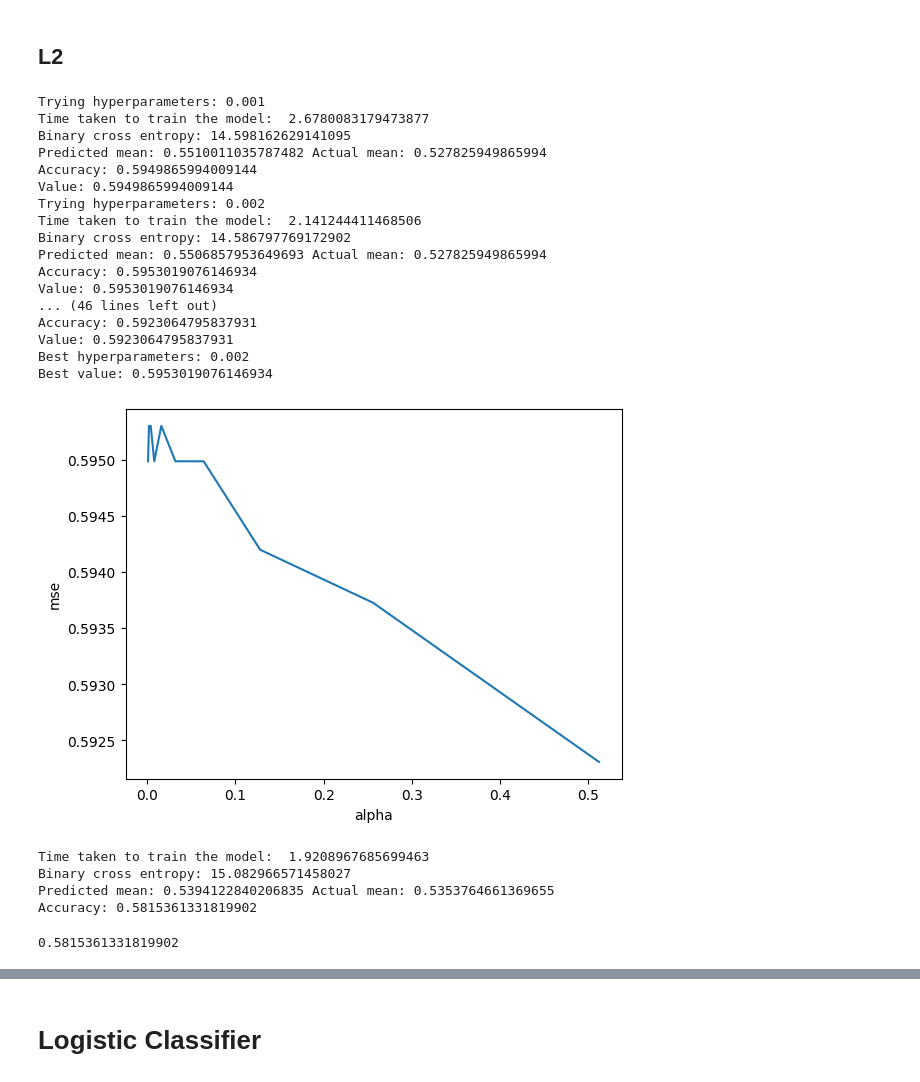
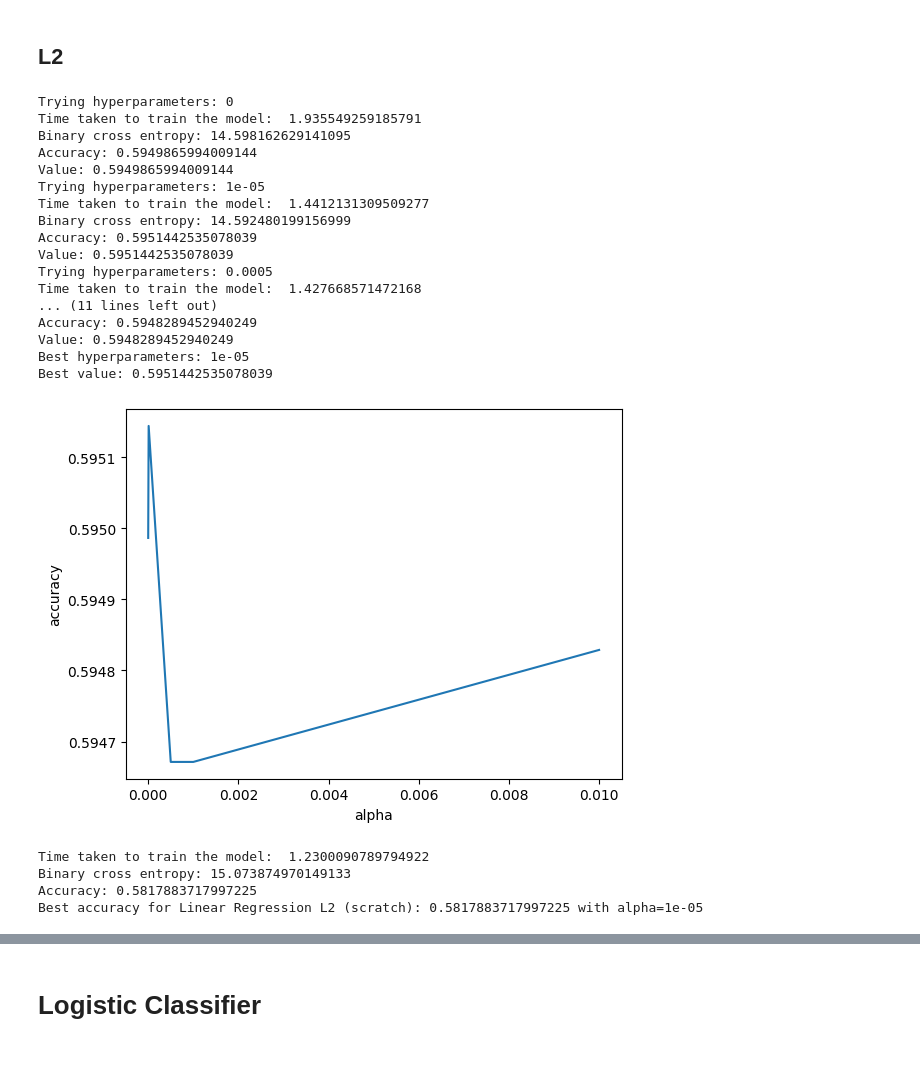
Before and after one commit to VMCvastry/ArtificialInteligenceHomework, a Jupyter notebook: Fondamenti_di_IA_homework_2023_linear_classification.ipynb, the cells around one changed output, grey strips where cells are left out. Cells and saved outputs as stored; diff of their text form; code cells hidden in the pictures.

```diff
--- a/Fondamenti_di_IA_homework_2023_linear_classification.ipynb
+++ b/Fondamenti_di_IA_homework_2023_linear_classification.ipynb
@@ -130,22 +119,12 @@ Accuracy: 0.64472190692395
 # %%
-#L1 regularization
+def get_model(param):
+    return ScratchLinearRegression(regularization='l1', alpha=param, classification=True)
 
-def get_model(param):
-    return ScratchLinearRegression(regularization='l1', alpha=param,classification=True)
-
-
-def iterate_hyperparameters():
-    #NOTE much lower allpha than in regression
-    alpha = 0.0001
-    while alpha < 10:
-        yield alpha
-        alpha *= 2
-
-
-best_param, params, accuracies = optimize_hyperparameters(get_model, iterate_hyperparameters(), train, test, val,
+best_param, params, accuracies = optimize_hyperparameters(get_model, (0,0.00001,0.0005,0.001,0.01), train, test, val,
                                                           classification=True)
 plot_2d(params, accuracies, 'alpha', 'mse')
-regressor = ScratchLinearRegression(regularization='l1', alpha=best_param,classification=True)
+regressor = ScratchLinearRegression(regularization='l1', alpha=best_param, classification=True)
 
-accuracy_LC_L1_my= test_model(regressor, train, test, classification=True)
+accuracy_LC_L1_my = test_model(regressor, train, test, classification=True)
+print(f"Best rmse for Linear Classification L1 (scratch): {accuracy_LC_L1_my} with alpha={best_param}")
 # %% [output]
@@ -177,46 +155,44 @@ Accuracy: 0.5809055366376592
 # %%
 #L2 regularization
 
 def get_model(param):
-    return ScratchLinearRegression(regularization='l2', alpha=param,classification=True)
+    return ScratchLinearRegression(regularization='l2', alpha=param, classification=True,lr=0.1)
 
 
 def iterate_hyperparameters():
-    # for alpha in range(1,1000,100): #giuliu dice esponenziale tra 0 e 1
-    #     yield alpha
-    alpha = 0.001
+    alpha = 0.00001
     while alpha < 1:
         yield alpha
-        alpha *= 2
+        alpha *=10
 
 
-best_param, params, accuracies = optimize_hyperparameters(get_model, iterate_hyperparameters(), train, test, val,
+best_param, params, accuracies = optimize_hyperparameters(get_model, (0,0.00001,0.0005,0.001,0.01), train, test, val,
                                                           classification=True)
-plot_2d(params, accuracies, 'alpha', 'mse')
-regressor = ScratchLinearRegression(regularization='l2', alpha=best_param,classification=True)
+plot_2d(params, accuracies, 'alpha', 'accuracy')
+regressor = ScratchLinearRegression(regularization='l2', alpha=best_param, classification=True)
 
-accuracy_LC_L2_my=test_model(regressor, train, test, classification=True)
+accuracy_LC_L2_my = test_model(regressor, train, test, classification=True)
+print(f"Best accuracy for Linear Regression L2 (scratch): {accuracy_LC_L2_my} with alpha={best_param}")
 # %% [output]
-Trying hyperparameters: 0.001
-Time taken to train the model:  2.6780083179473877
+Trying hyperparameters: 0
+Time taken to train the model:  1.935549259185791
 Binary cross entropy: 14.598162629141095
-Predicted mean: 0.5510011035787482 Actual mean: 0.527825949865994
 Accuracy: 0.5949865994009144
 Value: 0.5949865994009144
-Trying hyperparameters: 0.002
-Time taken to train the model:  2.141244411468506
-Binary cross entropy: 14.586797769172902
-Predicted mean: 0.5506857953649693 Actual mean: 0.527825949865994
-Accuracy: 0.5953019076146934
-Value: 0.5953019076146934
-... (46 lines left out)
-Accuracy: 0.5923064795837931
-Value: 0.5923064795837931
-Best hyperparameters: 0.002
-Best value: 0.5953019076146934
+Trying hyperparameters: 1e-05
+Time taken to train the model:  1.4412131309509277
+Binary cross entropy: 14.592480199156999
+Accuracy: 0.5951442535078039
+Value: 0.5951442535078039
+Trying hyperparameters: 0.0005
+Time taken to train the model:  1.427668571472168
+... (11 lines left out)
+Accuracy: 0.5948289452940249
+Value: 0.5948289452940249
+Best hyperparameters: 1e-05
+Best value: 0.5951442535078039
-[figure, old version]
+[figure, new version]
-Time taken to train the model:  1.9208967685699463
-Binary cross entropy: 15.082966571458027
-Predicted mean: 0.5394122840206835 Actual mean: 0.5353764661369655
-Accuracy: 0.5815361331819902
+Time taken to train the model:  1.2300090789794922
+Binary cross entropy: 15.073874970149133
+Accuracy: 0.5817883717997225
+Best accuracy for Linear Regression L2 (scratch): 0.5817883717997225 with alpha=1e-05
-0.5815361331819902
```
Also changed, not shown: parts of 25 cells of this notebook.
